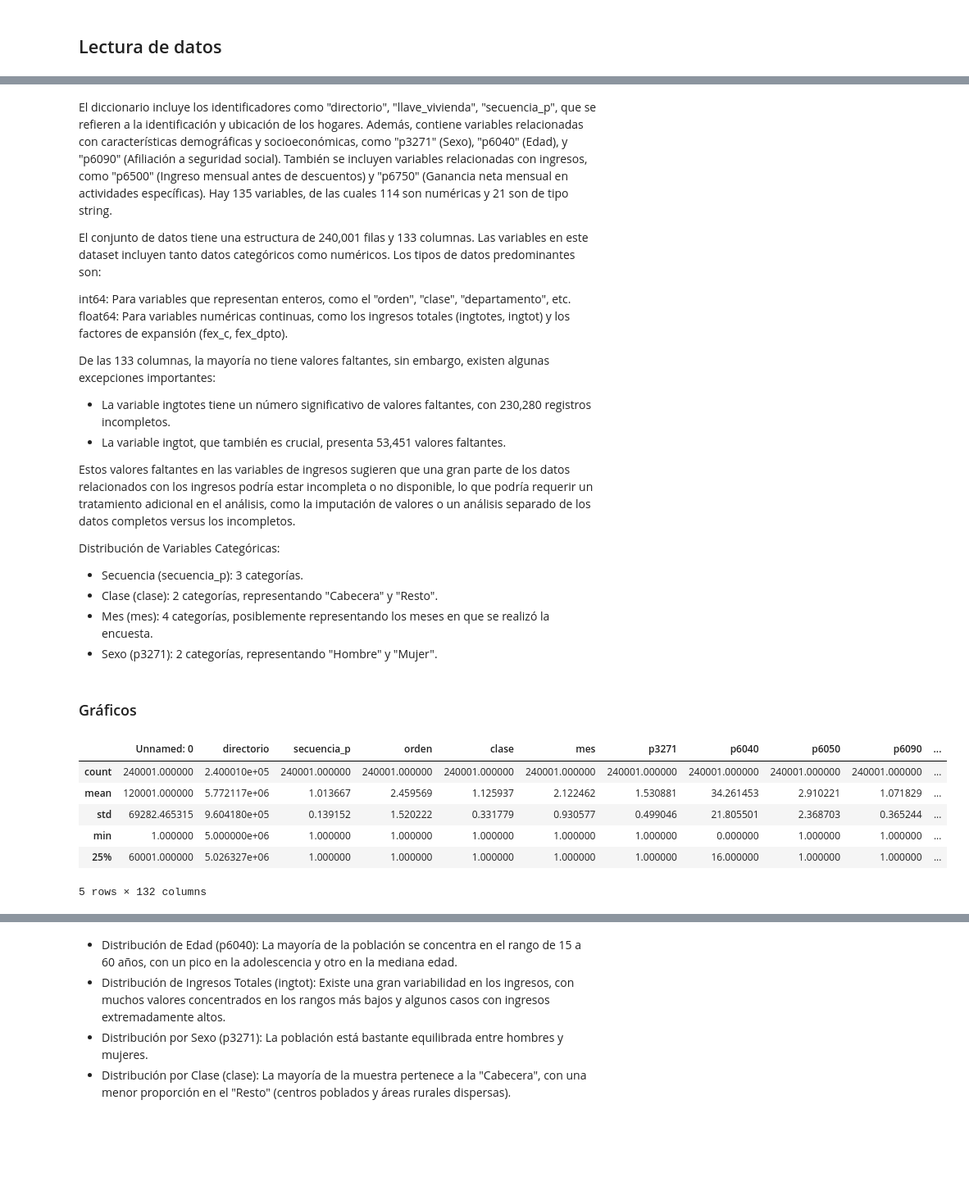
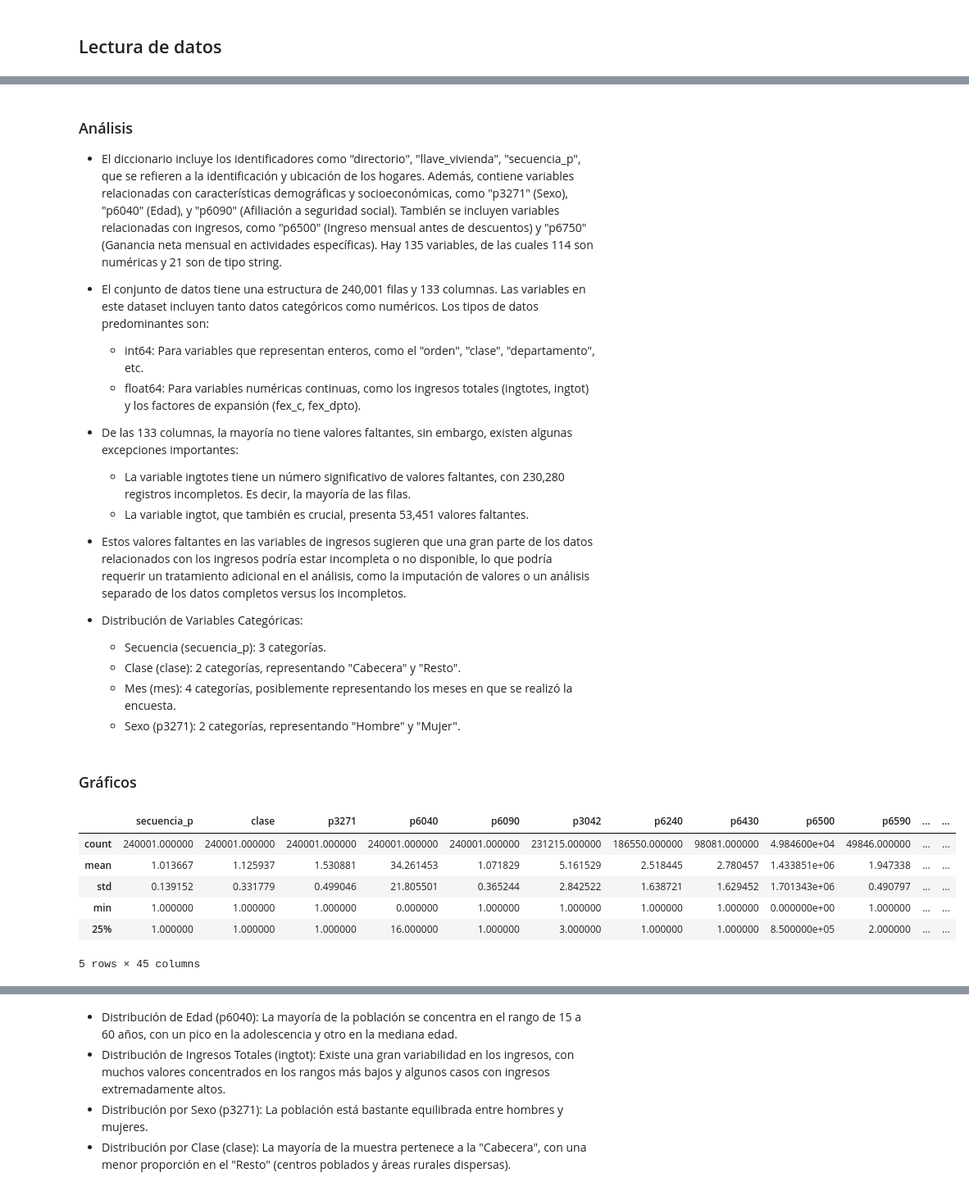
Before and after one commit to camilaleniss/miad-g8-project, a Jupyter notebook: Entrega_1_Exploracion_datos.ipynb, the cells around one changed output, grey strips where cells are left out. Shown: that part at 82% size. Drawn from its saved outputs; the diff is of its cells as text; code cells hidden in the pictures; blank space fills up the shorter version.

```diff
--- a/Entrega_1_Exploracion_datos.ipynb
+++ b/Entrega_1_Exploracion_datos.ipynb
@@ -5,6 +11,6 @@
 # %%
 import pandas as pd
 # %%
-personas_data = pd.read_csv('data/nivel_pobreza_personas.csv')
+personas_data = pd.read_csv('data/nivel_pobreza_personas.csv', index_col='Unnamed: 0')
 personas_data.head()
 # %% [output]
@@ -219,0 +255,8 @@ dtype: int64
+# %%
+# Obtener una lista de las columnas a mantener
+columnas_a_mantener = list(variables_dict.keys())
+
+# Crear un nuevo DataFrame con las columnas seleccionadas
+data = personas_data[columnas_a_mantener]
+
+data.head()
@@ -220,42 +311,43 @@ dtype: int64
 # %% [markdown]
-El diccionario incluye los identificadores como "directorio", "llave_vivienda", "secuencia_p", que se refieren a la identificación y ubicación de los hogares. Además, contiene variables relacionadas con características demográficas y socioeconómicas, como "p3271" (Sexo), "p6040" (Edad), y "p6090" (Afiliación a seguridad social). También se incluyen variables relacionadas con ingresos, como "p6500" (Ingreso mensual antes de descuentos) y "p6750" (Ganancia neta mensual en actividades específicas). Hay 135 variables, de las cuales 114 son numéricas y 21 son de tipo string.
+### Análisis
 
-El conjunto de datos tiene una estructura de 240,001 filas y 133 columnas. Las variables en este dataset incluyen tanto datos categóricos como numéricos. Los tipos de datos predominantes son:
+- El diccionario incluye los identificadores como "directorio", "llave_vivienda", "secuencia_p", que se refieren a la identificación y ubicación de los hogares. Además, contiene variables relacionadas con características demográficas y socioeconómicas, como "p3271" (Sexo), "p6040" (Edad), y "p6090" (Afiliación a seguridad social). También se incluyen variables relacionadas con ingresos, como "p6500" (Ingreso mensual antes de descuentos) y "p6750" (Ganancia neta mensual en actividades específicas). Hay 135 variables, de las cuales 114 son numéricas y 21 son de tipo string.
 
-int64: Para variables que representan enteros, como el "orden", "clase", "departamento", etc.
-float64: Para variables numéricas continuas, como los ingresos totales (ingtotes, ingtot) y los factores de expansión (fex_c, fex_dpto).
+- El conjunto de datos tiene una estructura de 240,001 filas y 133 columnas. Las variables en este dataset incluyen tanto datos categóricos como numéricos. Los tipos de datos predominantes son:
+  - int64: Para variables que representan enteros, como el "orden", "clase", "departamento", etc.
+  - float64: Para variables numéricas continuas, como los ingresos totales (ingtotes, ingtot) y los factores de expansión (fex_c, fex_dpto).
 
-De las 133 columnas, la mayoría no tiene valores faltantes, sin embargo, existen algunas excepciones importantes:
-* La variable ingtotes tiene un número significativo de valores faltantes, con 230,280 registros incompletos.
-* La variable ingtot, que también es crucial, presenta 53,451 valores faltantes.
+- De las 133 columnas, la mayoría no tiene valores faltantes, sin embargo, existen algunas excepciones importantes:
+  * La variable ingtotes tiene un número significativo de valores faltantes, con 230,280 registros incompletos. Es decir, la mayoría de las filas.
+  * La variable ingtot, que también es crucial, presenta 53,451 valores faltantes.
 
-Estos valores faltantes en las variables de ingresos sugieren que una gran parte de los datos relacionados con los ingresos podría estar incompleta o no disponible, lo que podría requerir un tratamiento adicional en el análisis, como la imputación de valores o un análisis separado de los datos completos versus los incompletos.
+- Estos valores faltantes en las variables de ingresos sugieren que una gran parte de los datos relacionados con los ingresos podría estar incompleta o no disponible, lo que podría requerir un tratamiento adicional en el análisis, como la imputación de valores o un análisis separado de los datos completos versus los incompletos.
 
-Distribución de Variables Categóricas:
-* Secuencia (secuencia_p): 3 categorías.
-* Clase (clase): 2 categorías, representando "Cabecera" y "Resto".
-* Mes (mes): 4 categorías, posiblemente representando los meses en que se realizó la encuesta.
-* Sexo (p3271): 2 categorías, representando "Hombre" y "Mujer".
+- Distribución de Variables Categóricas:
+  * Secuencia (secuencia_p): 3 categorías.
+  * Clase (clase): 2 categorías, representando "Cabecera" y "Resto".
+  * Mes (mes): 4 categorías, posiblemente representando los meses en que se realizó la encuesta.
+  * Sexo (p3271): 2 categorías, representando "Hombre" y "Mujer".
 # %% [markdown]
 ### Gráficos
 # %%
 # Resumen estadístico de las variables numéricas
-summary_numeric = personas_data.describe()
+summary_numeric = data.describe()
 
 # Análisis de las variables categóricas
-categorical_cols = personas_data.select_dtypes(include=['int64', 'object']).columns
-categorical_distribution = personas_data[categorical_cols].nunique()
+categorical_cols = data.select_dtypes(include=['int64', 'object']).columns
+categorical_distribution = data[categorical_cols].nunique()
 
 # Mostrar resultados
 summary_numeric.head()
 # %% [output]
-|  | Unnamed: 0 | directorio | secuencia_p | orden | clase | mes | p3271 | p6040 | p6050 | p6090 | ... |
-| count | 240001.000000 | 2.400010e+05 | 240001.000000 | 240001.000000 | 240001.000000 | 240001.000000 | 240001.000000 | 240001.000000 | 240001.000000 | 240001.000000 | ... |
-| mean | 120001.000000 | 5.772117e+06 | 1.013667 | 2.459569 | 1.125937 | 2.122462 | 1.530881 | 34.261453 | 2.910221 | 1.071829 | ... |
-| std | 69282.465315 | 9.604180e+05 | 0.139152 | 1.520222 | 0.331779 | 0.930577 | 0.499046 | 21.805501 | 2.368703 | 0.365244 | ... |
-| min | 1.000000 | 5.000000e+06 | 1.000000 | 1.000000 | 1.000000 | 1.000000 | 1.000000 | 0.000000 | 1.000000 | 1.000000 | ... |
-| 25% | 60001.000000 | 5.026327e+06 | 1.000000 | 1.000000 | 1.000000 | 1.000000 | 1.000000 | 16.000000 | 1.000000 | 1.000000 | ... |
+|  | secuencia_p | clase | p3271 | p6040 | p6090 | p3042 | p6240 | p6430 | p6500 | p6590 | ... | ... |
+| count | 240001.000000 | 240001.000000 | 240001.000000 | 240001.000000 | 240001.000000 | 231215.000000 | 186550.000000 | 98081.000000 | 4.984600e+04 | 49846.000000 | ... | ... |
+| mean | 1.013667 | 1.125937 | 1.530881 | 34.261453 | 1.071829 | 5.161529 | 2.518445 | 2.780457 | 1.433851e+06 | 1.947338 | ... | ... |
+| std | 0.139152 | 0.331779 | 0.499046 | 21.805501 | 0.365244 | 2.842522 | 1.638721 | 1.629452 | 1.701343e+06 | 0.490797 | ... | ... |
+| min | 1.000000 | 1.000000 | 1.000000 | 0.000000 | 1.000000 | 1.000000 | 1.000000 | 1.000000 | 0.000000e+00 | 1.000000 | ... | ... |
+| 25% | 1.000000 | 1.000000 | 1.000000 | 16.000000 | 1.000000 | 3.000000 | 1.000000 | 1.000000 | 8.500000e+05 | 2.000000 | ... | ... |
-5 rows × 132 columns
+5 rows × 45 columns
 # %%
 import matplotlib.pyplot as plt
 import seaborn as sns
```
Also changed, not shown: parts of 23 cells of this notebook, 1 other file.
